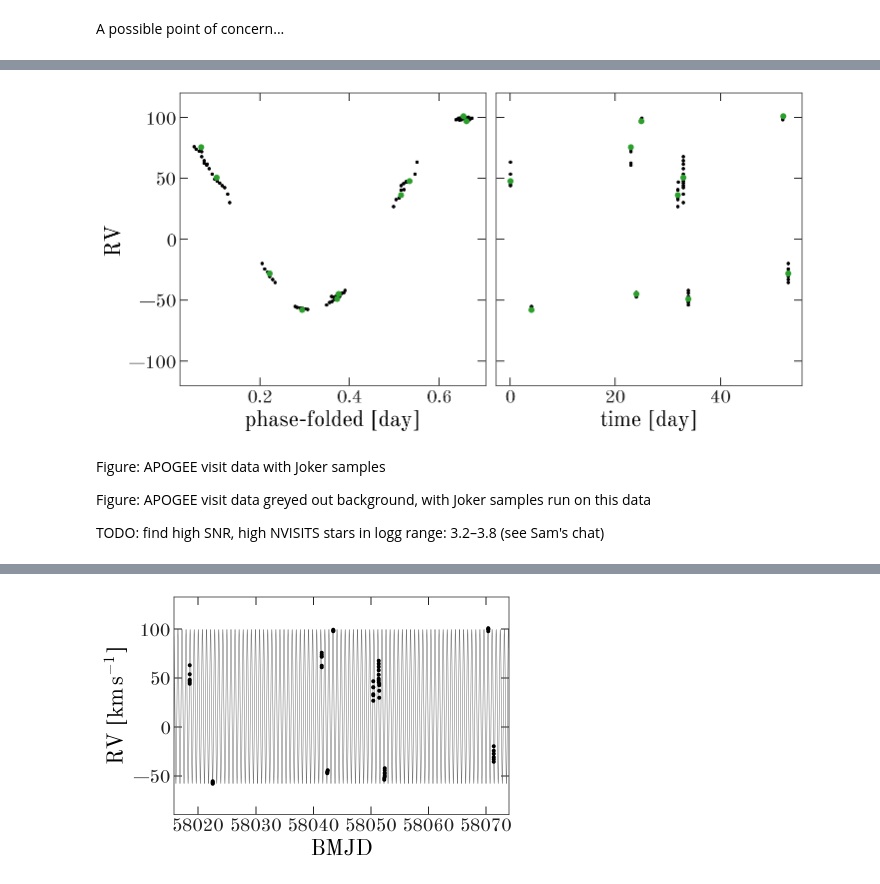
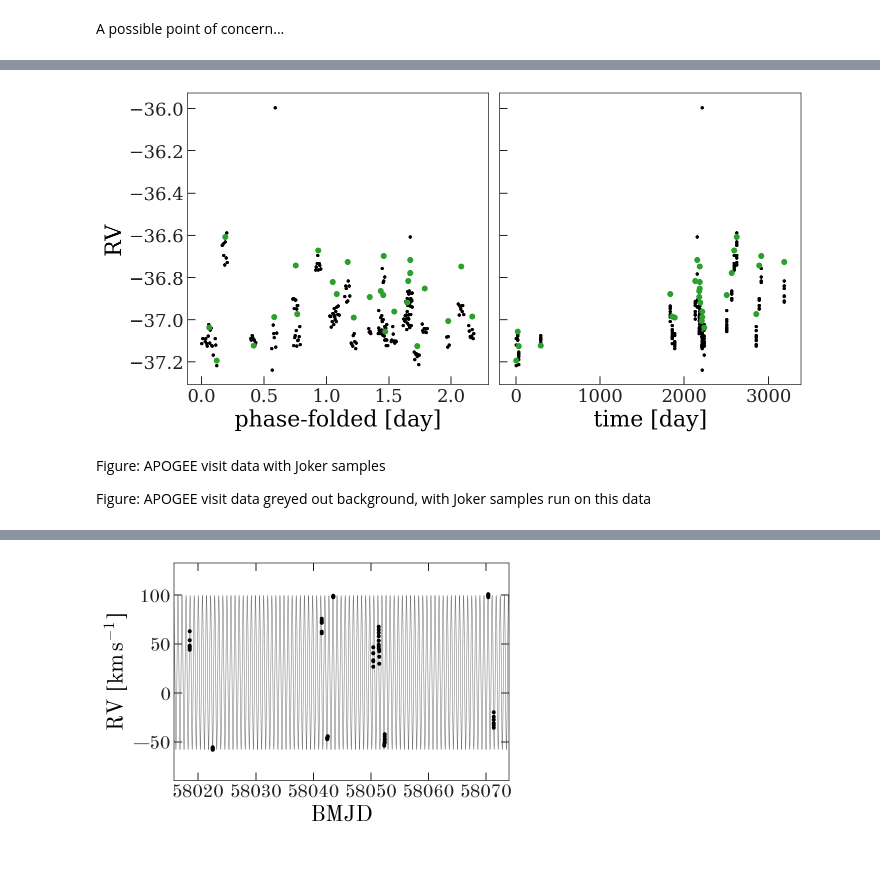
Before and after one commit to adrn/FunDepartment, a Jupyter notebook: notebooks/Run-on-visits.ipynb, the cells around one changed output, grey strips where cells are left out. Saved outputs shown, nothing was run; the diff lists cells and outputs as text; code cells hidden in the pictures.

```diff
--- a/notebooks/Run-on-visits.ipynb
+++ b/notebooks/Run-on-visits.ipynb
@@ -292,4 +257,6 @@ plt.ylim(-65, -55)
 # %%
+cc_dv_step = 10.*u.km/u.s
+
 mjds = []
 cc_rvs = []
 cc_rv_errs = []
@@ -305,9 +272,9 @@ for visit in visits:
 
     other_visits = [v for v in visits if v['FILE'] != visit['FILE']]
 
-    cc_fig, cc_axes = plt.subplots(1, len(spectra),
-                                   figsize=(5 * len(spectra), 5),
-                                   sharex=True, sharey=True)
+#     cc_fig, cc_axes = plt.subplots(1, len(spectra),
+#                                    figsize=(5 * len(spectra), 5),
+#                                    sharex=True, sharey=True)
 
     for j, (frame, s) in enumerate(spectra.items()):
         print(frame)
@@ -329,7 +296,7 @@ for visit in visits:
 
         cc_rv, cc_rv_err = estimate_rv(
             normed_masked_s, combined_spectrum, visit,
-            dv=8*u.km/u.s)
+            dv=cc_dv_step)
 
         cc_rvs.append(cc_rv)
         cc_rv_errs.append(cc_rv_err)
@@ -346,15 +313,15 @@ for visit in visits:
 
         # ---
 
-        ax = cc_axes[j]
-        grid = np.linspace((cc_rv - 2*cc_dv_step).value,
-                           (cc_rv + 2*cc_dv_step).value,
-                           128)
-        if cc_poly is not None:
-            ax.plot(grid, cc_poly(grid), marker='',
-                    zorder=-10, color='tab:blue', alpha=0.5)
-        ax.scatter(cc_vs.value, cc, color='#aaaaaa')
-        ax.axvline(cc_rv.value, color='tab:green')
+#         ax = cc_axes[j]
+#         grid = np.linspace((cc_rv - 2*cc_dv_step).value,
+#                            (cc_rv + 2*cc_dv_step).value,
+#                            128)
+#         if cc_poly is not None:
+#             ax.plot(grid, cc_poly(grid), marker='',
+#                     zorder=-10, color='tab:blue', alpha=0.5)
+#         ax.scatter(cc_vs.value, cc, color='#aaaaaa')
+#         ax.axvline(cc_rv.value, color='tab:green')
 
     # cc_fig.tight_layout()
     # cc_fig.savefig(plot_path / visit['APOGEE_ID'] / f"{visit['FILE']}-cc.png", dpi=250)
@@ -397,29 +354,31 @@ visit_pmf = np.array(visit_pmf)
+# %%
+rvs = rv_corrections + cc_rvs
 # %%
 fig, axes = plt.subplots(1, 2, figsize=(10, 5), sharey=True)
 
 ax = axes[0]
-ax.scatter(mjds % P, rv_corrections + cc_rvs.value, marker='.')
+ax.scatter(mjds % P, rvs, marker='.')
 # ax.errorbar(mjds % P, rv_corrections + cc_rvs.value, cc_rv_errs.value,
 #             marker='', zorder=-10, ls='none')
 
 # plt.scatter((mjds / P) % 1, rv_corrections + kernel_rvs + visit_vrels, marker='.')
-ax.set_ylim(-120, 120)
+# ax.set_ylim(-120, 120)
 
 ax.scatter(Time([v['JD'] for v in visits], format='jd').mjd % P,
            [v['VHELIO'] for v in visits],
            color='tab:green')
 
 ax.set_xlabel('phase-folded [day]')
 ax.set_ylabel('RV')
 
 ax = axes[1]
-ax.scatter(mjds - mjds.min(), rv_corrections + cc_rvs.value, marker='.')
+ax.scatter(mjds - mjds.min(), rvs, marker='.')
 ax.scatter(Time([v['JD'] for v in visits], format='jd').mjd - mjds.min(),
            [v['VHELIO'] for v in visits],
            color='tab:green')
 ax.set_xlabel('time [day]')
 
 fig.set_facecolor('w')
 fig.tight_layout()
 # %% [output]
-[figure, old version]
+[figure, new version]
@@ -427,7 +403,5 @@ fig.tight_layout()
 Figure: APOGEE visit data with Joker samples
 
 Figure: APOGEE visit data greyed out background, with Joker samples run on this data
-
-TODO: find high SNR, high NVISITS stars in logg range: 3.2–3.8 (see Sam's chat)
 # %%
 import thejoker as tj
```
Also changed, not shown: parts of 34 cells of this notebook, 1 other file.
